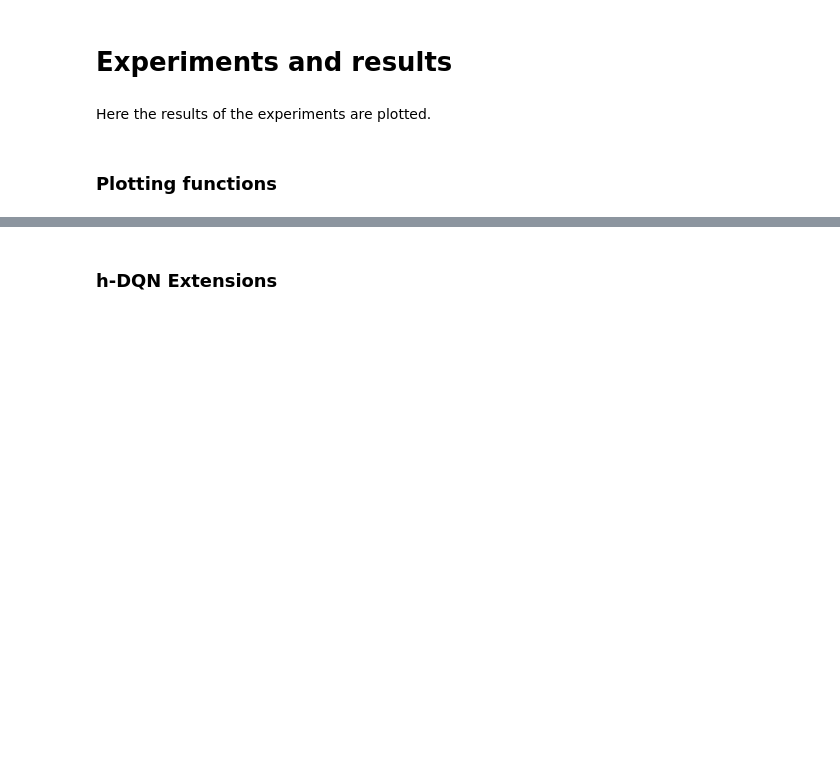
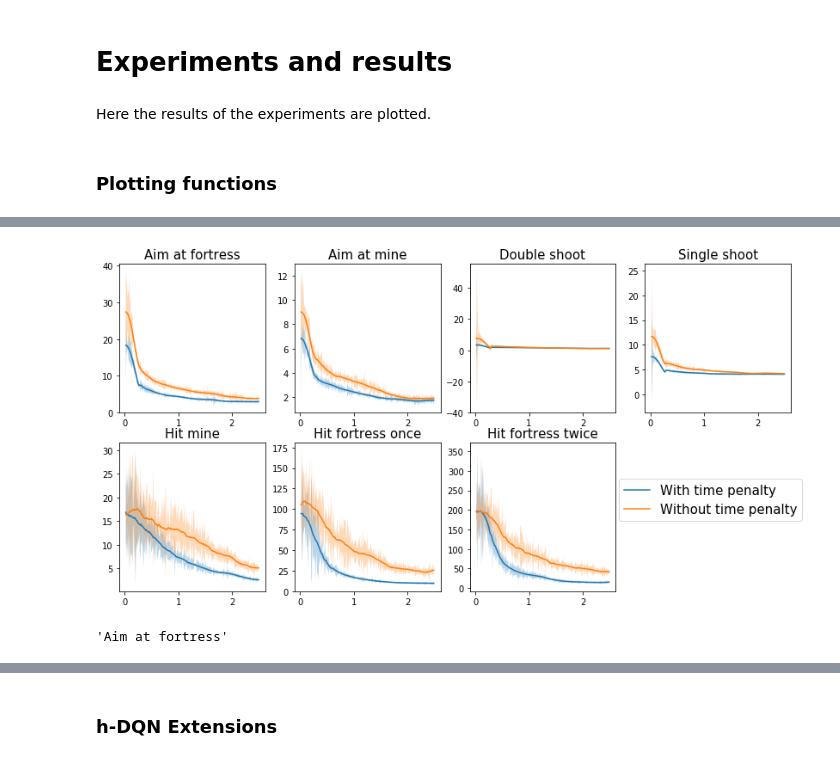
Before and after one commit to hipoglucido/Hierarchical-DRL-Tensorflow, a Jupyter notebook: visualize_results.ipynb, the cells around one changed output, grey strips where cells are left out. Saved outputs shown, nothing was run; the diff lists cells and outputs as text; code cells hidden in the pictures; blank space fills up the shorter version.

```diff
--- a/visualize_results.ipynb
+++ b/visualize_results.ipynb
@@ -145,0 +198,25 @@ scalar_key = 'avg_ep_reward'
+# %%
+plt.figure(figsize = (14, 7))
+columns = 4
+rows = 2
+total_figures = columns * rows
+for i in range(total_figures - 1):
+    plot_pos = i + 1
+    plt.subplot(rows, columns, plot_pos)
+    datas = datass[i]
+    for data, label in zip(datas, labels):
+        custom_subplot(data, label, time = False)
+    title = data['scalar_key'][2:-10].replace('_', ' ').capitalize()
+    plt.title(title, fontsize = fontsize)
+    if i == total_figures - 2:
+        plt.legend(fontsize = fontsize,
+                   bbox_to_anchor=(2.32, .8))
+
+
+plt.show()
+# %% [output]
+[figure, added]
+# %%
+'G_aim_at_fortress_avg_steps'[2:-10].replace('_', ' ').capitalize()
+# %% [output]
+'Aim at fortress'
```
Also changed, not shown: parts of 16 cells of this notebook.
